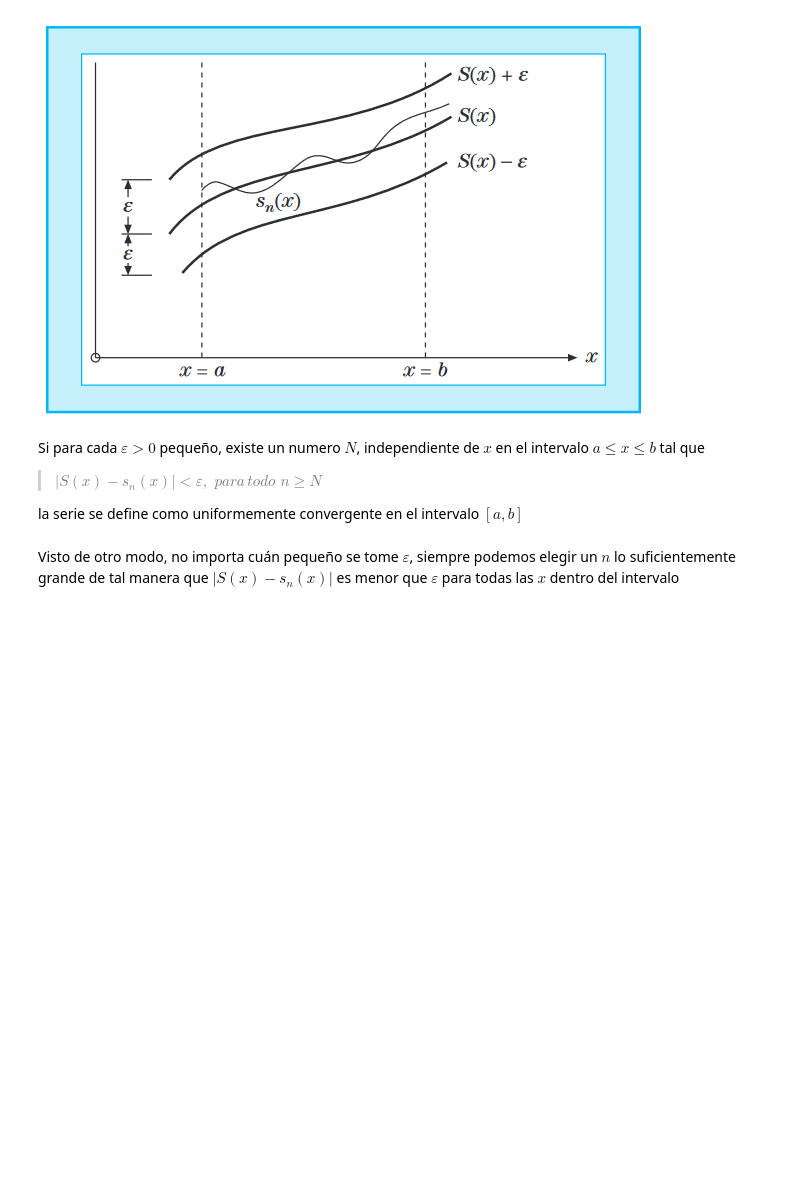
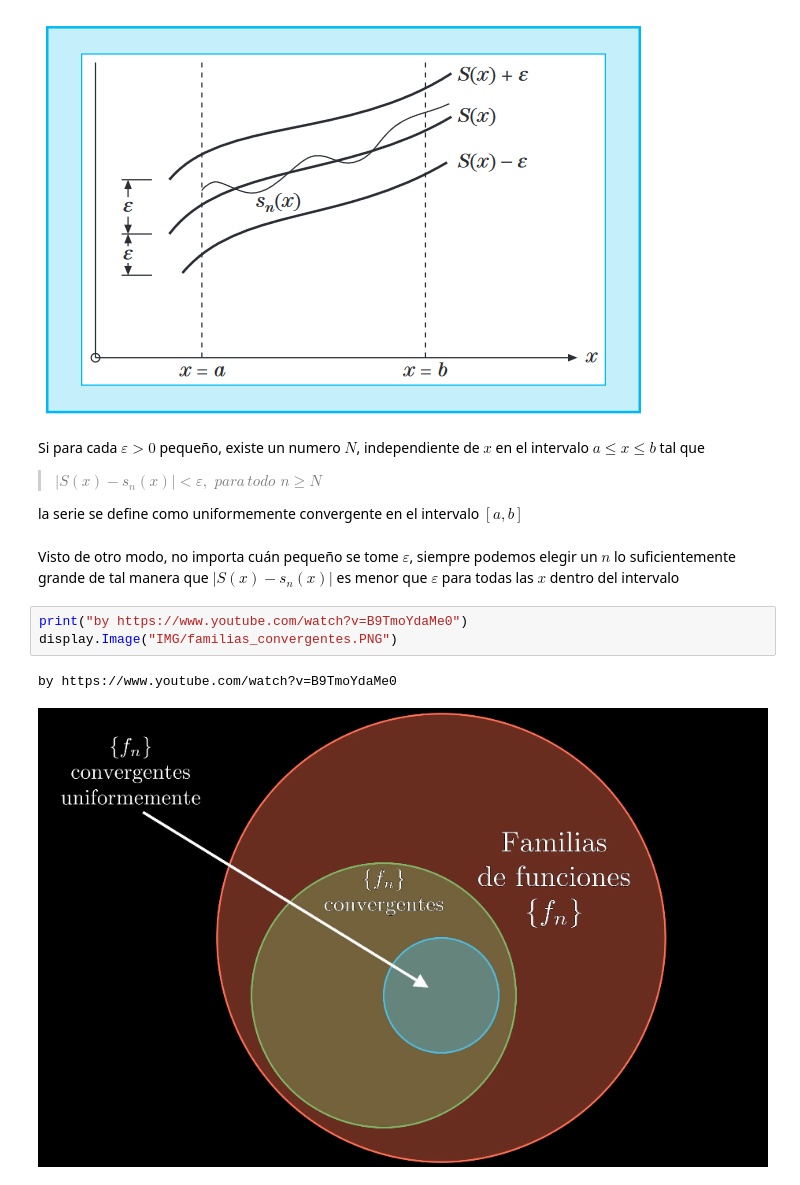
Before and after one commit to FernandoBriceno/infiniteSeries, a Jupyter notebook: Series_of_Functions.ipynb, the cells around one changed output. Drawn from its saved outputs; the diff is of its cells as text; blank space fills up the shorter version.

```diff
--- a/Series_of_Functions.ipynb
+++ b/Series_of_Functions.ipynb
@@ -29,3 +29,9 @@ Si para cada $\varepsilon >0$ pequeño, existe un numero $N$, independiente de $
 la serie se define como uniformemente convergente en el intervalo $[a,b]$
 # %% [markdown]
 Visto de otro modo, no importa cuán pequeño se tome $\varepsilon$, siempre podemos elegir un $n$ lo suficientemente grande de tal manera que $\left | S(x)-s_n(x) \right |$ es menor que $\varepsilon$ para todas las $x$ dentro del intervalo
+# %%
+print("by https://www.youtube.com/watch?v=B9TmoYdaMe0")
+display.Image("IMG/familias_convergentes.PNG")
+# %% [output]
+by https://www.youtube.com/watch?v=B9TmoYdaMe0
+[figure, added]
```
Also changed, not shown: parts of 3 cells of this notebook.
